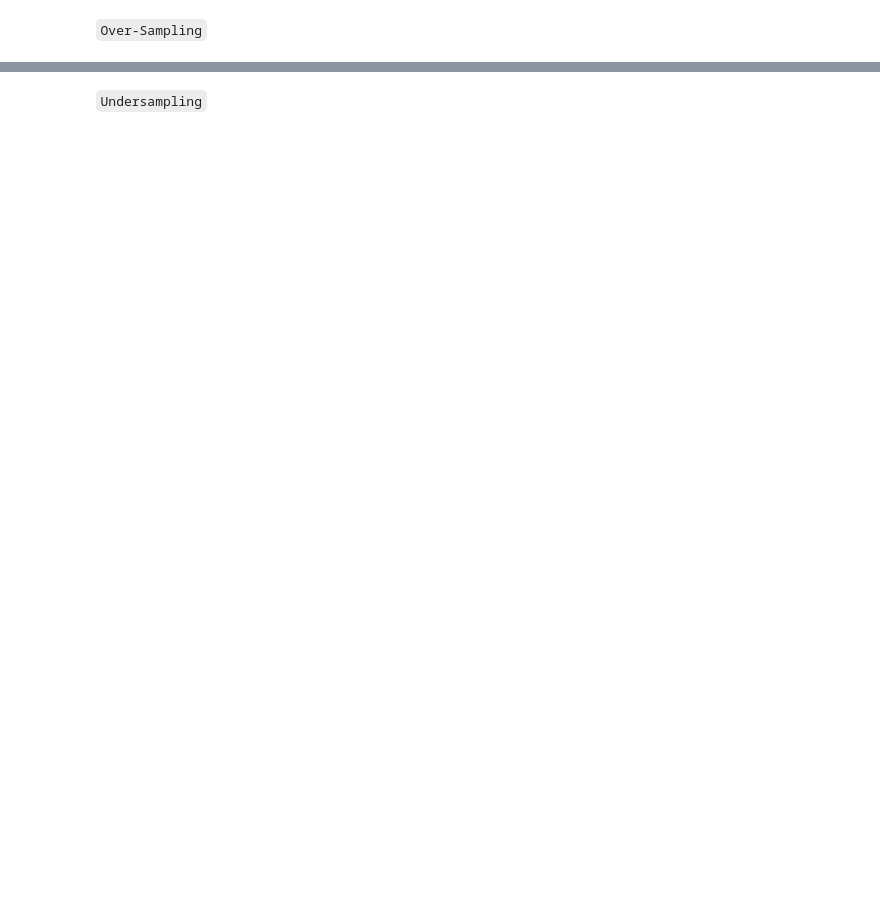
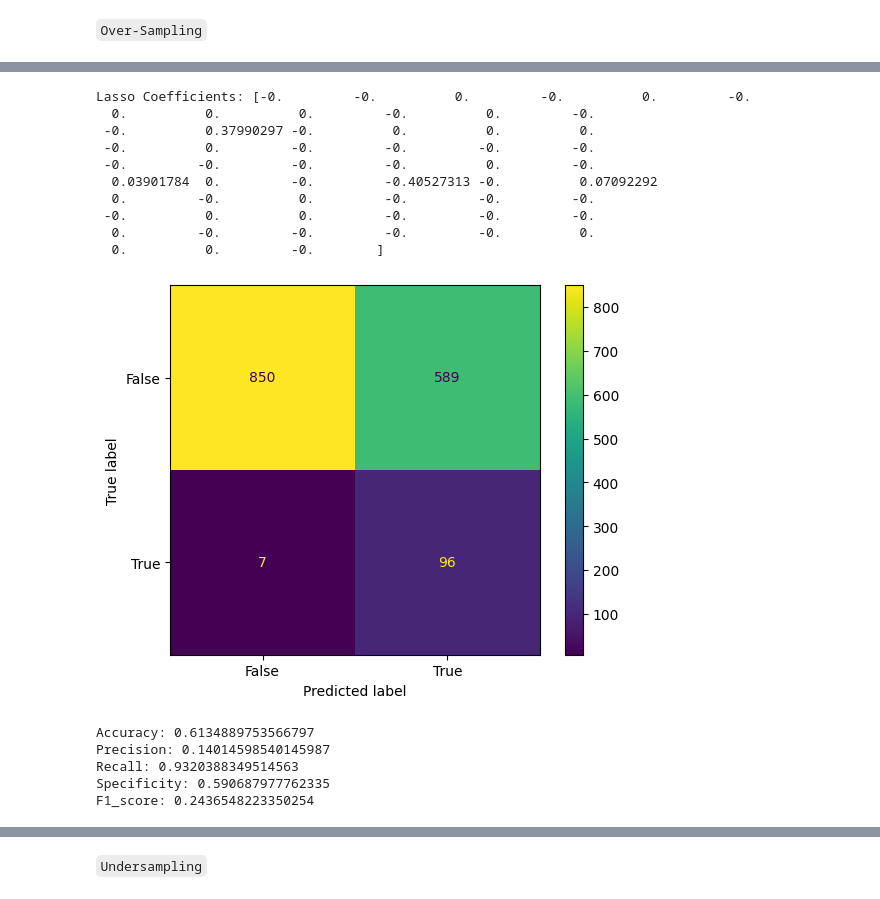
Before and after one commit to dapscc/bt4012_fraud, a Jupyter notebook: Lasso Regularization.ipynb, the cells around one changed output, grey strips where cells are left out. Saved outputs shown, nothing was run; the diff lists cells and outputs as text; code cells hidden in the pictures; blank space fills up the shorter version.

````diff
--- a/Lasso Regularization.ipynb
+++ b/Lasso Regularization.ipynb
@@ -122,28 +90,2 @@ F1_score: 0.08275862068965517
 # %% [markdown]
 ```Over-Sampling```
-# %%
-alpha_param = 0.01
-
-lasso_model = Lasso(alpha=alpha_param)
-lasso_model.fit(X_over_scaled, y_over)
-
-
-print("Lasso Coefficients:", lasso_model.coef_)
-
-y_pred = lasso_model.predict(X_test_scaled)
-y_pred_binary = (y_pred > 0.5).astype(int)
-
-show_metrics(y_test, y_pred_binary)
-
-fpr, tpr, thresholds = roc_curve(y_test, y_pred_binary)
-roc_auc = auc(fpr, tpr)
-
-# Plot ROC curve
-plt.figure(figsize=(8, 6))
-plt.plot(fpr, tpr, color='darkorange', lw=2, label=f'AUC = {roc_auc:.2f}')
-plt.plot([0, 1], [0, 1], color='navy', lw=2, linestyle='--')
-plt.xlabel('False Positive Rate')
-plt.ylabel('True Positive Rate')
-plt.title('ROC Curve (Oversampling)')
-plt.legend(loc='lower right')
-plt.show()
@@ -167,0 +92,30 @@ F1_score: 0.24396442185514608
+# %%
+alpha_param = 0.01
+
+lasso_model = Lasso(alpha=alpha_param)
+lasso_model.fit(X_over, y_over)
+
+
+print("Lasso Coefficients:", lasso_model.coef_)
+
+y_pred = lasso_model.predict(X_test)
+y_pred_binary = (y_pred > 0.5).astype(int)
+
+show_metrics_DL(y_test, y_pred_binary, "Oversampling")
+# %% [output]
+Lasso Coefficients: [-0.         -0.          0.         -0.          0.         -0.
+  0.          0.          0.         -0.          0.         -0.
+ -0.          0.37990297 -0.          0.          0.          0.
+ -0.          0.         -0.         -0.         -0.         -0.
+ -0.         -0.         -0.         -0.          0.         -0.
+  0.03901784  0.         -0.         -0.40527313 -0.          0.07092292
+  0.         -0.          0.         -0.         -0.         -0.
+ -0.          0.          0.         -0.         -0.         -0.
+  0.         -0.         -0.         -0.         -0.          0.
+  0.          0.         -0.        ]
+[figure, added]
+Accuracy: 0.6134889753566797
+Precision: 0.14014598540145987
+Recall: 0.9320388349514563
+Specificity: 0.590687977762335
+F1_score: 0.2436548223350254
````
Also changed, not shown: parts of 15 cells of this notebook, 3 other files.
